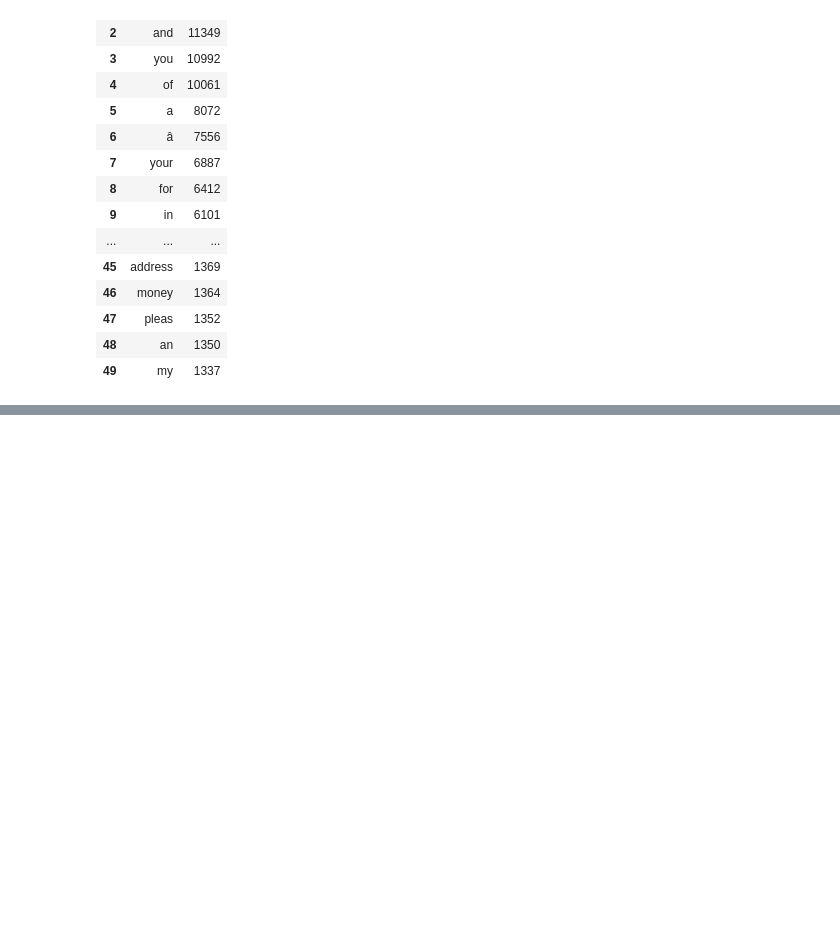
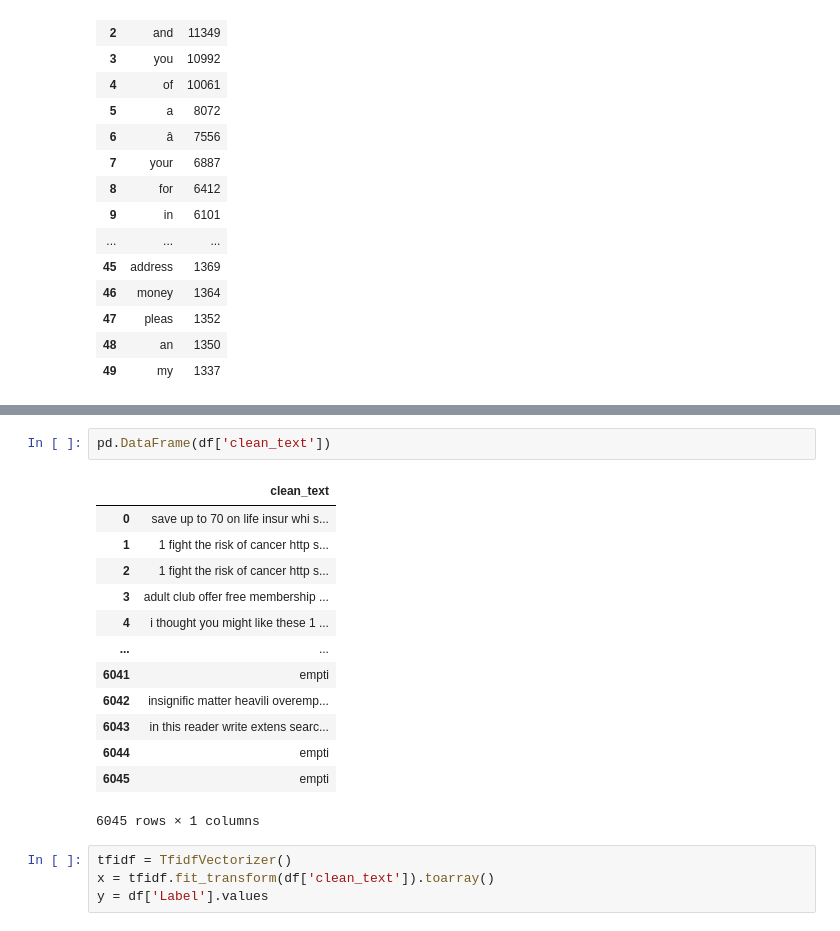
Before and after one commit to Tarzan-07/PersonalProjects, a Jupyter notebook: Spam Classifier/SpamClassification2.ipynb, the cells around one changed output, grey strips where cells are left out. Drawn from its saved outputs; the diff is of its cells as text; blank space fills up the shorter version.

```diff
--- a/Spam Classifier/SpamClassification2.ipynb
+++ b/Spam Classifier/SpamClassification2.ipynb
@@ -252,0 +256,20 @@ TypeError: barplot() takes from 0 to 1 positional arguments but 2 were given
+# %%
+pd.DataFrame(df['clean_text'])
+# %% [output]
+|  | clean_text |
+| 0 | save up to 70 on life insur whi s... |
+| 1 | 1 fight the risk of cancer http s... |
+| 2 | 1 fight the risk of cancer http s... |
+| 3 | adult club offer free membership ... |
+| 4 | i thought you might like these 1 ... |
+| ... | ... |
+| 6041 | empti |
+| 6042 | insignific matter heavili overemp... |
+| 6043 | in this reader write extens searc... |
+| 6044 | empti |
+| 6045 | empti |
+6045 rows × 1 columns
+# %%
+tfidf = TfidfVectorizer()
+x = tfidf.fit_transform(df['clean_text']).toarray()
+y = df['Label'].values
```
Also changed, not shown: parts of 13 cells of this notebook.
